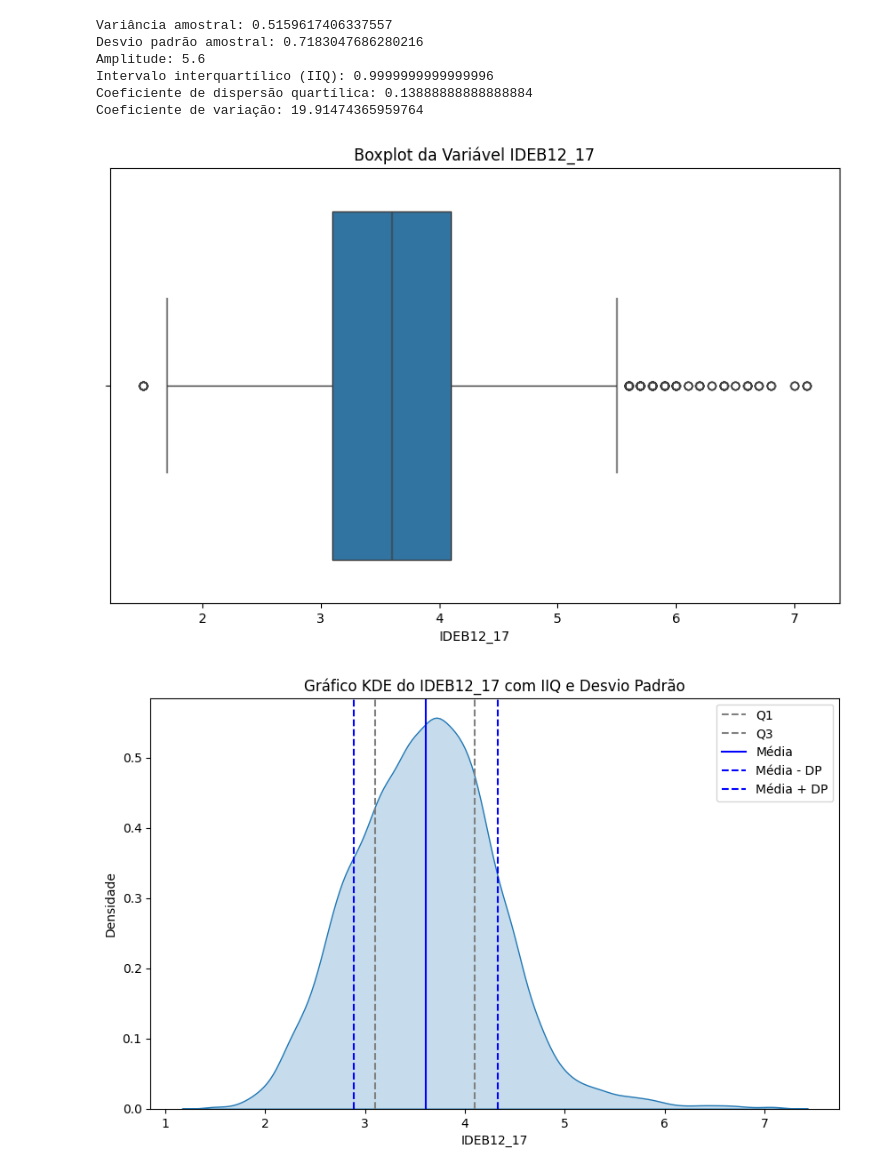
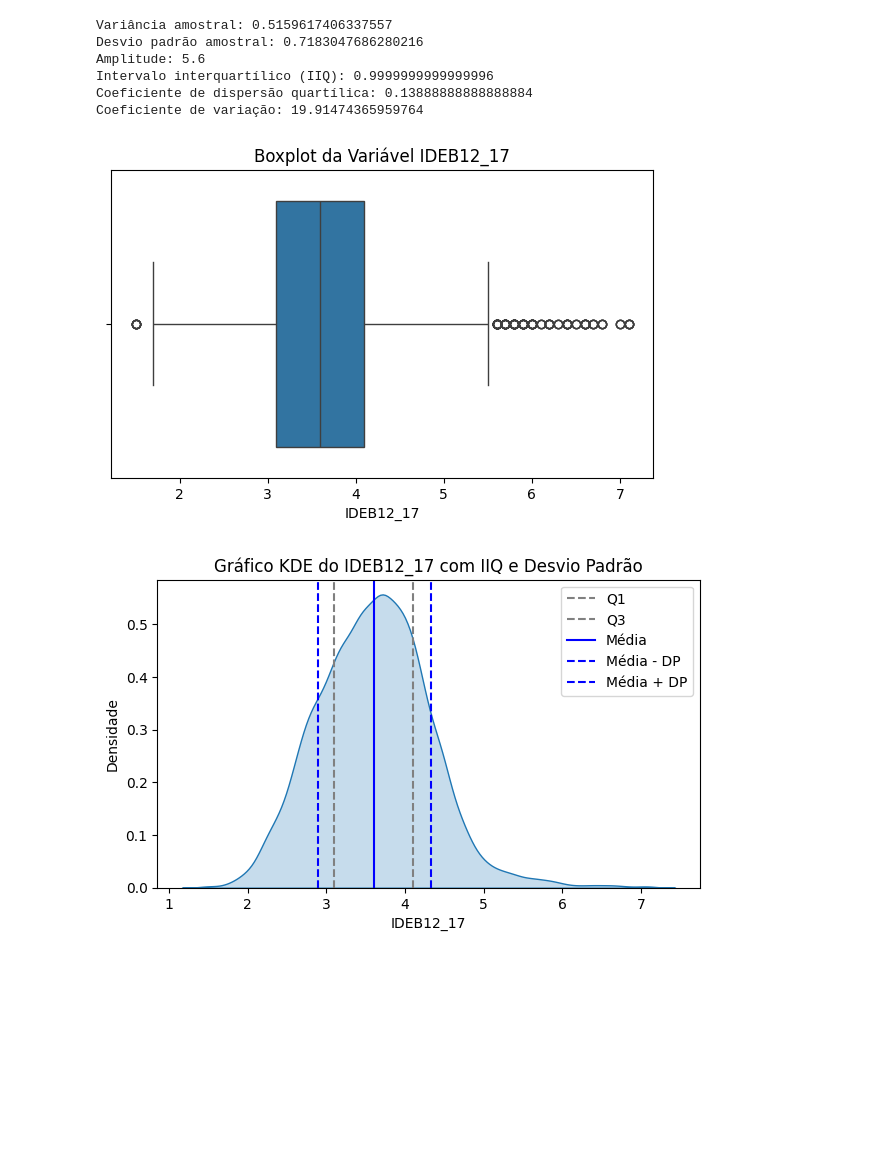
Before and after one commit to sebavassou/aula001py_mba, a Jupyter notebook: Exercicios4_ED.ipynb, the cells around one changed output. Saved outputs shown, nothing was run; the diff lists cells and outputs as text; code cells hidden in the pictures; blank space fills up the shorter version.

```diff
--- a/Exercicios4_ED.ipynb
+++ b/Exercicios4_ED.ipynb
@@ -139,13 +139,13 @@ Coeficiente de dispersão quartílica: 0.13888888888888884
 Coeficiente de variação: 19.91474365959764
 # %%
 # Boxplot com intervalo interquartil
-plt.figure(figsize=(10, 6))
+plt.figure(figsize=(7, 4))
 sns.boxplot(x=df['IDEB12_17'])
 plt.title('Boxplot da Variável IDEB12_17')
 plt.xlabel('IDEB12_17')
 plt.show()
 # %% [output]
-[figure, old version]
+[figure, new version]
 # %%
 
 #Plot
@@ -154,32 +154,32 @@ import matplotlib.pyplot as plt
 import seaborn as sns
 
 # Calcula os quartis
 q1 = df['IDEB12_17'].quantile(0.25)
 q3 = df['IDEB12_17'].quantile(0.75)
 
 # Calcula a média e o desvio padrão
 media = df['IDEB12_17'].mean()
 desvio_padrao = df['IDEB12_17'].std()
 
 # Cria o gráfico KDE
-plt.figure(figsize=(10, 6))
+plt.figure(figsize=(7, 4))
 sns.kdeplot(df['IDEB12_17'], fill=True)
 
 # Adiciona linhas verticais para Q1 e Q3 (cinza)
 plt.axvline(x=q1, color='gray', linestyle='--', label='Q1')
 plt.axvline(x=q3, color='gray', linestyle='--', label='Q3')
 
 
 # Adiciona linhas verticais para a média e o desvio padrão (azul)
 plt.axvline(x=media, color='blue', linestyle='-', label='Média')
 plt.axvline(x=media - desvio_padrao, color='blue', linestyle='--', label='Média - DP')
 plt.axvline(x=media + desvio_padrao, color='blue', linestyle='--', label='Média + DP')
 
 
 plt.title('Gráfico KDE do IDEB12_17 com IIQ e Desvio Padrão')
 plt.xlabel('IDEB12_17')
 plt.ylabel('Densidade')
 plt.legend()
 plt.show()
 # %% [output]
-[figure, old version]
+[figure, new version]
```
Also changed, not shown: parts of 5 cells of this notebook.
